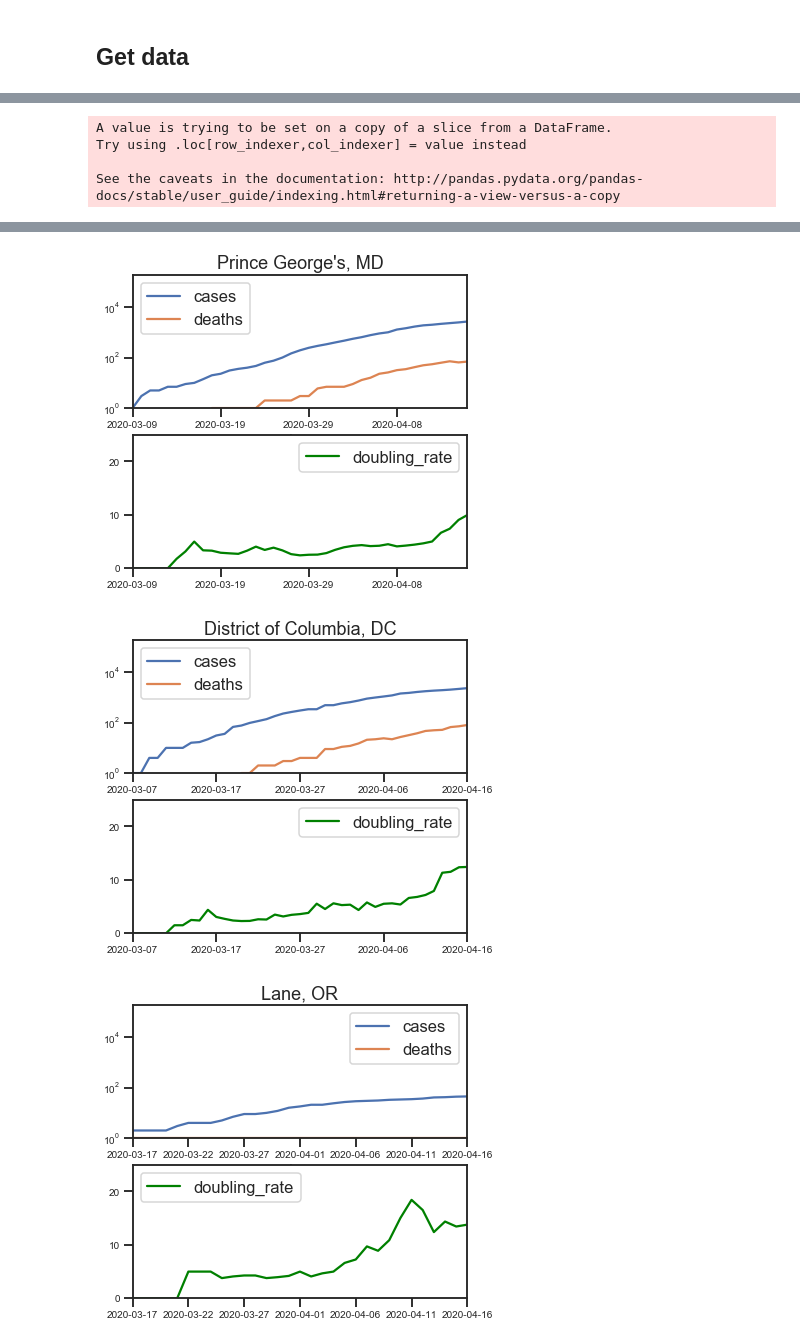
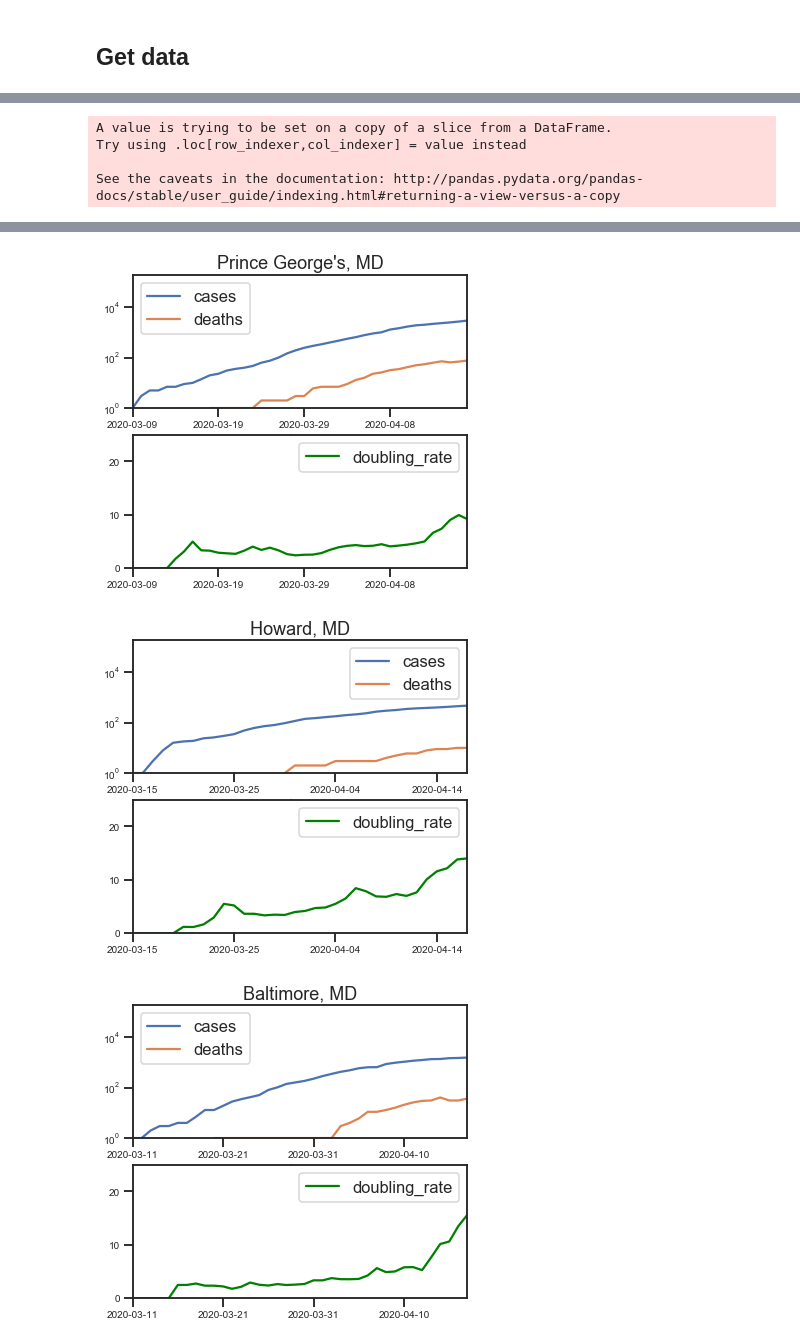
Before and after one commit to knobelsp/CV19, a Jupyter notebook: CV19.ipynb, the cells around one changed output, grey strips where cells are left out. Drawn from its saved outputs; the diff is of its cells as text; code cells hidden in the pictures.

```diff
--- a/CV19.ipynb
+++ b/CV19.ipynb
@@ -54,11 +54,11 @@ cyt
 # %%
+this_county=["Montgomery","Prince George's","Howard","Baltimore","District of Columbia","Arlington","Fairfax",\
+            "Lane","Beaufort","New York City"]
+this_state=["Maryland","Maryland","Maryland","Maryland","District of Columbia","Virginia","Virginia"\
+            "Oregon", "North Carolina","New York"]
+this_state_short=["MD","MD","MD","MD","DC","VA","VA","OR","NC","NY"]
 
-this_state=["Maryland","Maryland","District of Columbia",\
-            "Oregon", "North Carolina","New York"]
-this_state_short=["MD","MD","DC","OR","NC","NY"]
 
-this_county=["Montgomery","Prince George's","District of Columbia",\
-            "Lane","Beaufort","New York City"]
 
 yr=[1,200000]
 fs=10
@@ -93,3 +93,3 @@ See the caveats in the documentation: http://pandas.pydata.org/pandas-docs/stabl
-[figure, old version]
+[figure, new version]
-[figure, old version]
+[figure, new version]
-[figure, old version]
+[figure, new version]
```
Also changed, not shown: parts of 8 cells of this notebook, 20 other files.
